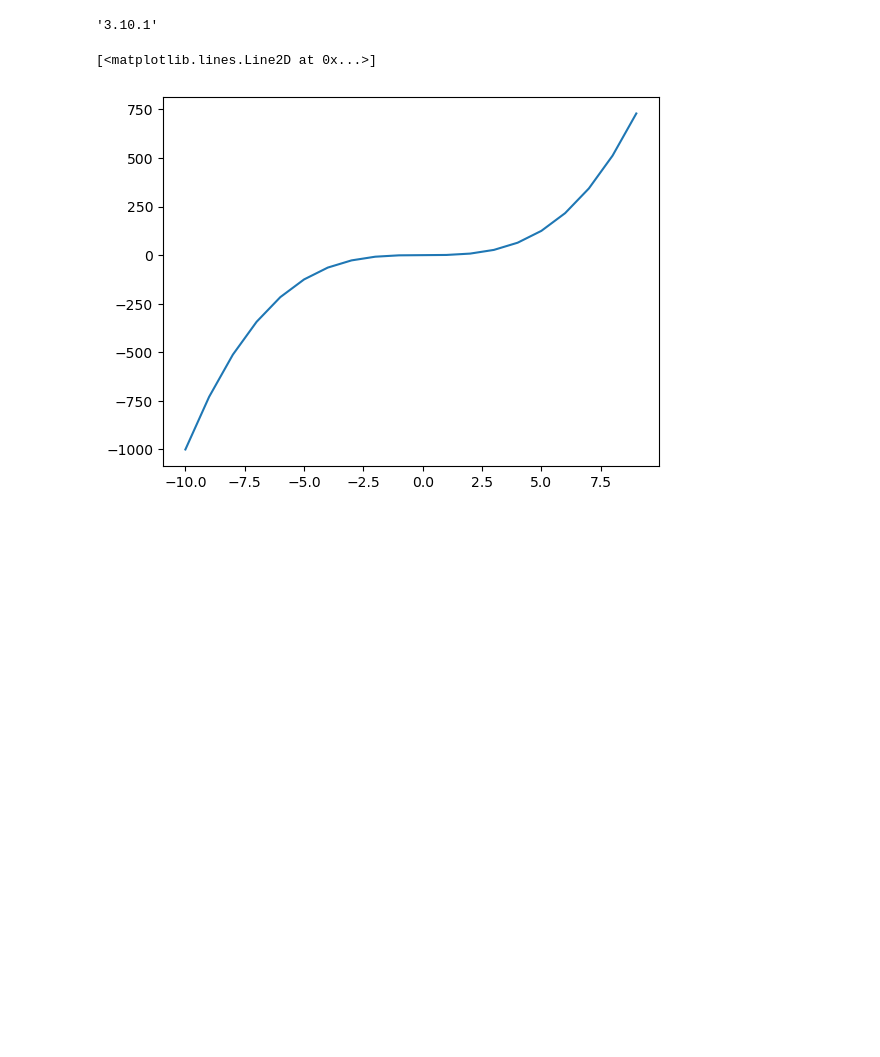
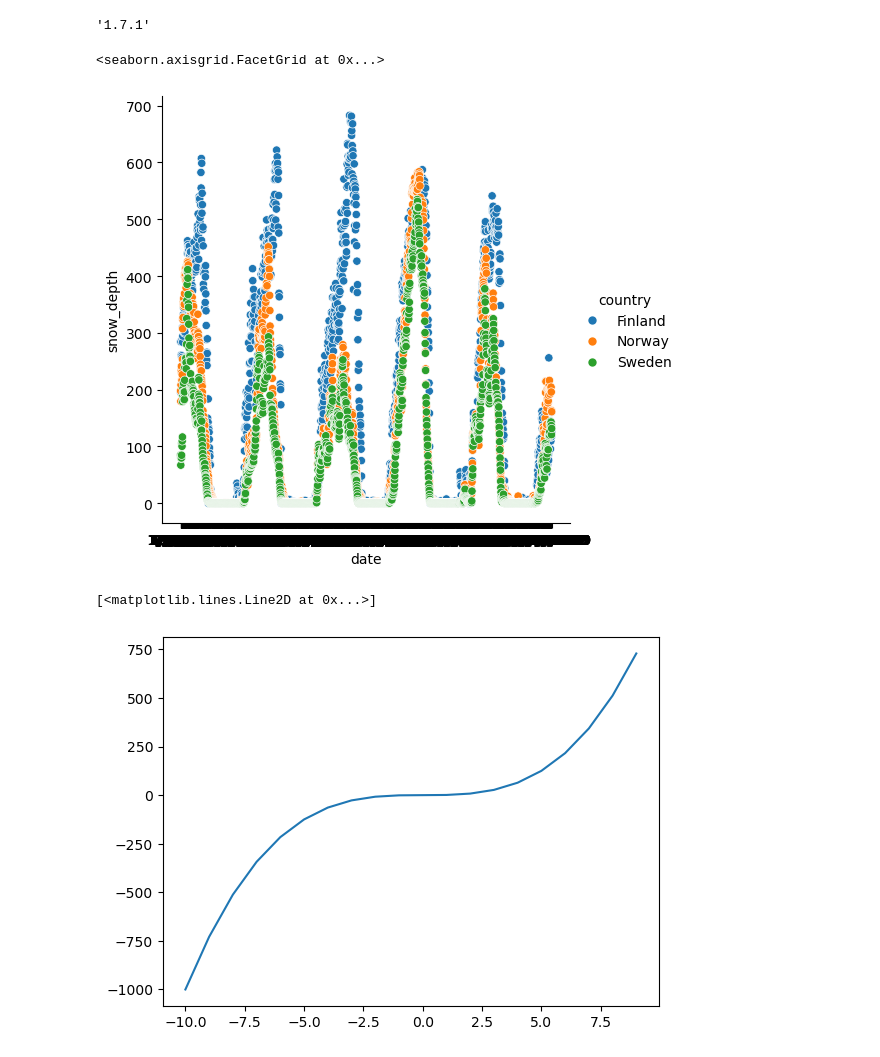
Before and after one commit to rguilcas/GFI-ML-evening-course, a Jupyter notebook: test_notebook.ipynb, the cells around one changed output. Drawn from its saved outputs; the diff is of its cells as text; code cells hidden in the pictures; blank space fills up the shorter version.

```diff
--- a/test_notebook.ipynb
+++ b/test_notebook.ipynb
@@ -3,8 +3,21 @@ import numpy as nps
 import matplotlib.pyplot as plt
 import matplotlib
 matplotlib.__version__
+import pandas as pd
+pd.__version__
+
+import seaborn as sns
-# %% [output]
-'3.10.1'
+# %%
+import sklearn
+sklearn.__version__
+# %% [output]
+'1.7.1'
+# %%
+df = pd.read_csv('data/nordics_weather.csv', parse_dates=True)
+sns.relplot(df, x='date', y='snow_depth',hue='country')
+# %% [output]
+<seaborn.axisgrid.FacetGrid at 0x...>
+[figure, added]
 # %%
 x = np.arange(-10,10,1)
 y = x**3
```
Also changed, not shown: 1 other file.
